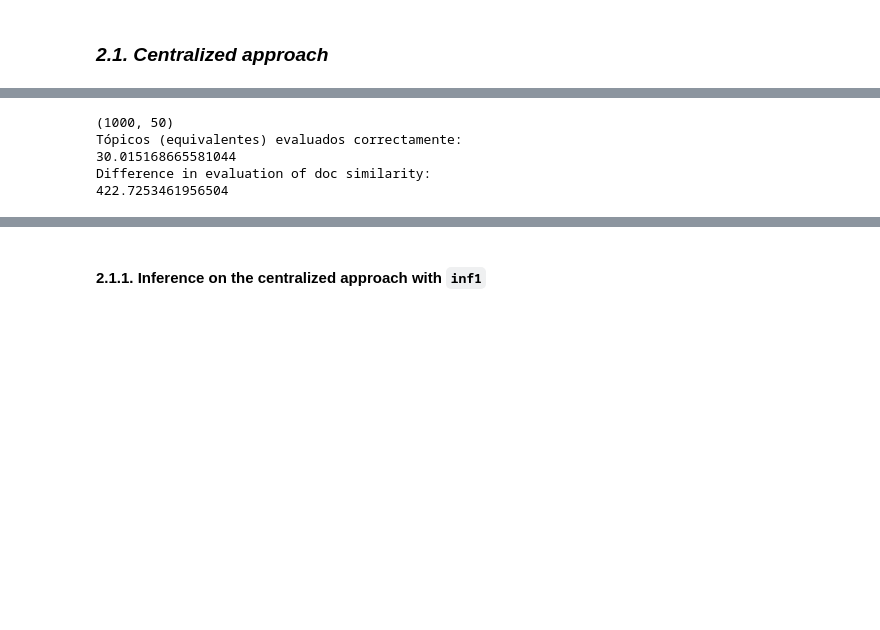
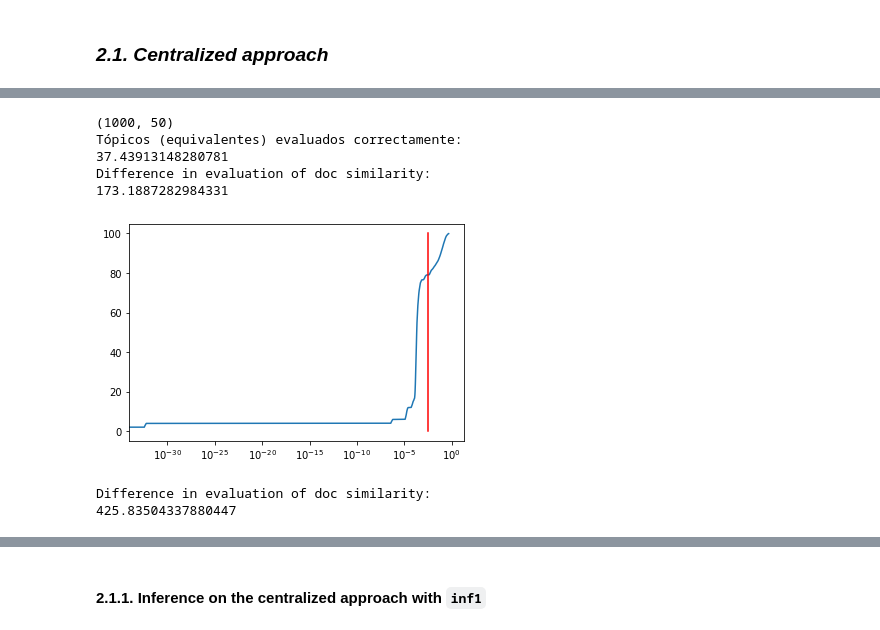
Before and after one commit to Nemesis1303/gFedNTM, a Jupyter notebook: notebooks/Centralized-Mallet-Prod_v2.ipynb, the cells around one changed output, grey strips where cells are left out. Saved outputs shown, nothing was run; the diff lists cells and outputs as text; code cells hidden in the pictures; blank space fills up the shorter version.

```diff
--- a/notebooks/Centralized-Mallet-Prod_v2.ipynb
+++ b/notebooks/Centralized-Mallet-Prod_v2.ipynb
@@ -145,2 +122,10 @@ def generateSynthetic(just_inf, vocab_size, n_topics, beta, alpha, n_docs,
 
     return topic_vectors, doc_topics_all, documents_all
+# %%
+def plot_thetas(thetas):
+    thetas_thr = 3e-3
+    allvalues = np.sort(thetas.flatten())
+    step = int(np.round(len(allvalues) / 1000))
+    plt.semilogx(allvalues[::step], (100 / len(allvalues))
+                 * np.arange(0, len(allvalues))[::step])
+    plt.semilogx([thetas_thr, thetas_thr], [0, 100], 'r')
@@ -192,5 +195,5 @@ We generate `ndocs + n_docs_inf` documents for each node, from which `ndocs`are
 # %%
-topic_vectors, doc_topics_all, documents_all = generateSynthetic(False, **tm_settings, **centralized_settings)
+topic_vectors, doc_topics_all, documents_all = generateSynthetic(False, True, **tm_settings, **centralized_settings)
 # %% [output]
 Generating document words for node  0
 Generating document words for node  1
@@ -419,7 +398,7 @@ def eval_betas(beta, topic_vectors):
 # %%
 def eval_thetas(thetas_theoretical, thetas_actual, n_docs):
     sim_mat_theoretical = np.sqrt(thetas_theoretical).dot(np.sqrt(thetas_theoretical.T))
-    sim_mat_actual = np.sqrt(thetas).dot(np.sqrt(thetas.T))
+    sim_mat_actual = np.sqrt(thetas_actual).dot(np.sqrt(thetas_actual.T))
     print('Difference in evaluation of doc similarity:')
     score = np.sum(np.abs(sim_mat_theoretical - sim_mat_actual))/n_docs
     printgr(score)
@@ -460,30 +439,43 @@ Total time: 4 minutes 23 seconds
 # %%
 # Get betas
 betas = np.zeros((tm_settings["n_topics"], tm_settings["vocab_size"]))
 with open(modeldir.joinpath('word-topic-counts.txt').resolve().as_posix(), 'r', encoding='utf8') as fin:
     for line in fin.readlines():
         tokens = line.split()[1:]
         pos = int(tokens[0][2:])
         for el in tokens[1:]:
             tpc = int(el.split(':')[0])
             cnt = int(el.split(':')[1])
             betas[tpc,pos] = cnt
 
 betas = normalize(betas,axis=1,norm='l1')
 
 # Get thetas
 thetas = np.loadtxt(modeldir.joinpath('doc-topics.txt').resolve().as_posix(), delimiter='\t', dtype=np.float32)[:,2:][:n_docs,:]
 printgr(thetas.shape)
+
+thetas_mallet_centr = thetas
+
+plot_thetas(thetas)
+
 thetas[thetas<3e-3] = 0
 thetas = normalize(thetas,axis=1,norm='l1')
 thetas_theoretical = doc_topics_all[0][0:n_docs]
 
+
 # Eval betas and thetas
 betas_21 = eval_betas(betas, topic_vectors)
 thetas_21 = eval_thetas(thetas_theoretical, thetas, n_docs)
 # %% [output]
 (1000, 50)
 Tópicos (equivalentes) evaluados correctamente:
-30.015168665581044
+37.43913148280781
 Difference in evaluation of doc similarity:
-422.7253461956504
+173.1887282984331
+[figure, added]
+# %%
+# Baseline
+thetas_31 = eval_thetas(thetas_theoretical, inf2_doc_topics, n_docs)
+# %% [output]
+Difference in evaluation of doc similarity:
+425.83504337880447
```
Also changed, not shown: parts of 43 cells of this notebook, 24 other files.
